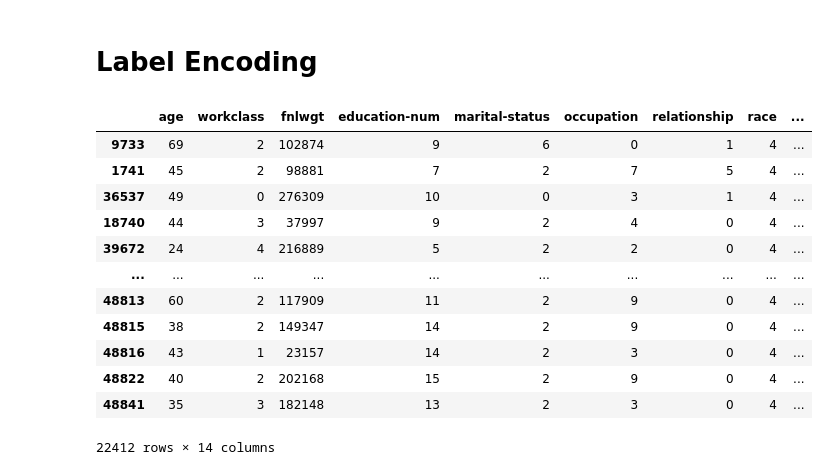
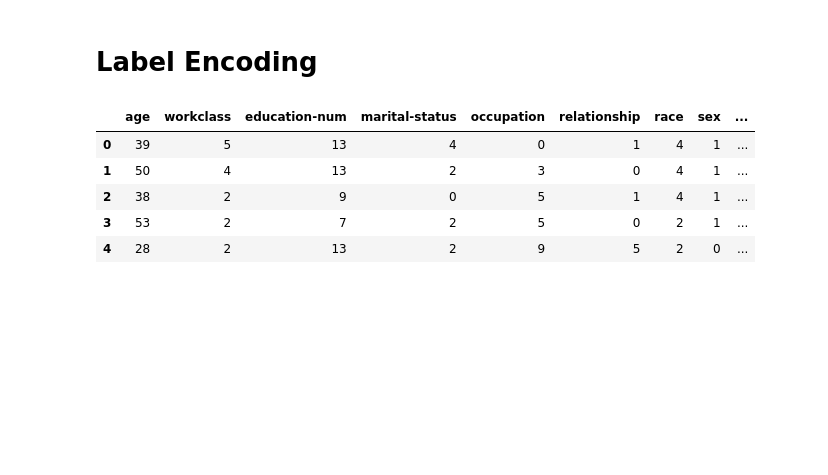
Before and after one commit to Binuka-Rajapaksha/Census-Data-Analysis, a Jupyter notebook: model/Model-Develop.ipynb, the cells around one changed output. Cells and saved outputs as stored; diff of their text form; code cells hidden in the pictures; blank space fills up the shorter version.

```diff
--- a/model/Model-Develop.ipynb
+++ b/model/Model-Develop.ipynb
@@ -239,7 +255,6 @@ data.shape
 # %%
-# Replace "<=50K." with "<=50K"
-data.replace("<=50K.", "<=50K", inplace=True)
+# Replace income with binary values
+winsorized_data.replace(["<=50K.", "<=50K"], 0, inplace=True)
 
-# Replace ">50K." with ">50K"
-data.replace(">50K.", ">50K", inplace=True)
+winsorized_data.replace([">50K.", ">50K"], 1, inplace=True)
 # %%
@@ -298,0 +276,3 @@ under_sampled_data
+# %%
+# dropping columns with negative correlations with income
+winsorized_data = winsorized_data.drop(columns = ['fnlwgt'])
@@ -299,7 +288,7 @@ under_sampled_data
 # %% [markdown]
 # Label Encoding
 # %%
-en_data = under_sampled_data.copy()
+en_data = winsorized_data.copy()
 # %%
 from sklearn.preprocessing import LabelEncoder
 
@@ -312,20 +301,12 @@ en_data['relationship'] = le.fit_transform(en_data['relationship'])
 en_data['race'] = le.fit_transform(en_data['race'])
 en_data['sex'] = le.fit_transform(en_data['sex'])
 en_data['native-country'] = le.fit_transform(en_data['native-country'])
-en_data['income'] = le.fit_transform(en_data['income'])
 # %%
-en_data
+en_data.head()
 # %% [output]
-|  | age | workclass | fnlwgt | education-num | marital-status | occupation | relationship | race | ... |
-| 9733 | 69 | 2 | 102874 | 9 | 6 | 0 | 1 | 4 | ... |
-| 1741 | 45 | 2 | 98881 | 7 | 2 | 7 | 5 | 4 | ... |
-| 36537 | 49 | 0 | 276309 | 10 | 0 | 3 | 1 | 4 | ... |
-| 18740 | 44 | 3 | 37997 | 9 | 2 | 4 | 0 | 4 | ... |
-| 39672 | 24 | 4 | 216889 | 5 | 2 | 2 | 0 | 4 | ... |
-| ... | ... | ... | ... | ... | ... | ... | ... | ... | ... |
-| 48813 | 60 | 2 | 117909 | 11 | 2 | 9 | 0 | 4 | ... |
-| 48815 | 38 | 2 | 149347 | 14 | 2 | 9 | 0 | 4 | ... |
-| 48816 | 43 | 1 | 23157 | 14 | 2 | 3 | 0 | 4 | ... |
-| 48822 | 40 | 2 | 202168 | 15 | 2 | 9 | 0 | 4 | ... |
-| 48841 | 35 | 3 | 182148 | 13 | 2 | 3 | 0 | 4 | ... |
+|  | age | workclass | education-num | marital-status | occupation | relationship | race | sex | ... |
+| 0 | 39 | 5 | 13 | 4 | 0 | 1 | 4 | 1 | ... |
+| 1 | 50 | 4 | 13 | 2 | 3 | 0 | 4 | 1 | ... |
+| 2 | 38 | 2 | 9 | 0 | 5 | 1 | 4 | 1 | ... |
+| 3 | 53 | 2 | 7 | 2 | 5 | 0 | 2 | 1 | ... |
+| 4 | 28 | 2 | 13 | 2 | 9 | 5 | 2 | 0 | ... |
-22412 rows × 14 columns
```
Also changed, not shown: parts of 57 cells of this notebook.
